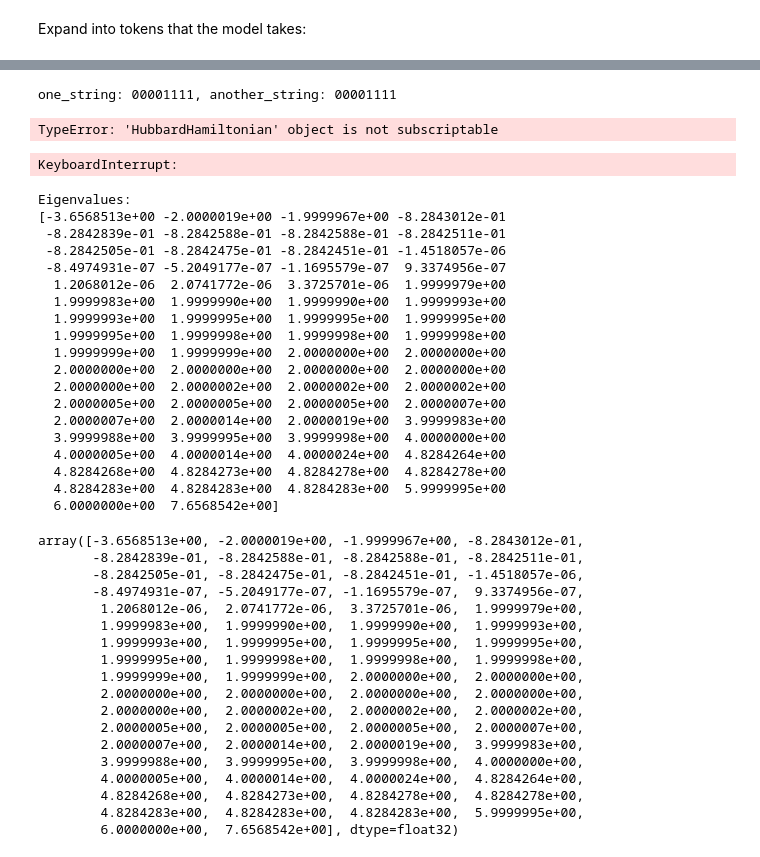
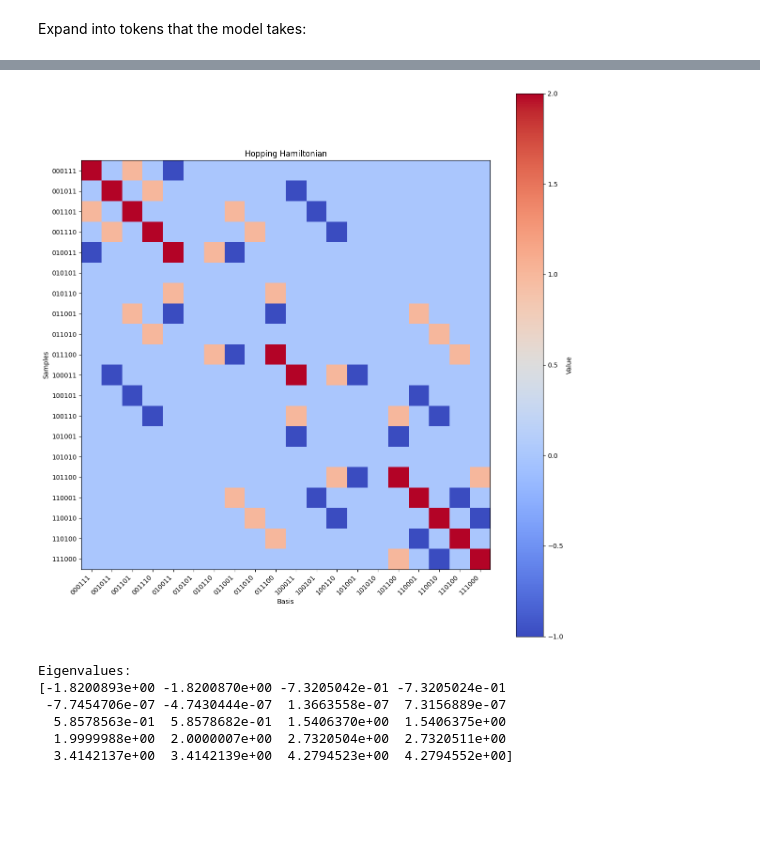
Before and after one commit to spagdoon0411/hubbard-transformer, a Jupyter notebook: notebooks/hamiltonian_exact_diag.ipynb, the cells around one changed output, grey strips where cells are left out. Saved outputs shown, nothing was run; the diff lists cells and outputs as text; code cells hidden in the pictures; blank space fills up the shorter version.

```diff
--- a/notebooks/hamiltonian_exact_diag.ipynb
+++ b/notebooks/hamiltonian_exact_diag.ipynb
@@ -38,15 +43,16 @@ str1
 # %%
 import functools as ft
 import itertools as it
+
 
 def filter_particle_num(chains: list, particle_num: int):
     """
     Filters a list of chains based on the number of particles.
     """
+
     def count_particles(chain):
         return sum(1 for site in chain if site == "1")
 
-    chains
     return [chain for chain in chains if count_particles(chain) == particle_num]
 # %%
 str1 = filter_particle_num(str1, 4)
@@ -98,35 +123,24 @@ AttributeError: 'int' object has no attribute 'shape'
-# %%
-strs = it.product(enumerate(str1), enumerate(str1))
-
-for (a, one_string), (b, another_string) in strs:
-    print(f"one_string: {one_string}, another_string: {another_string}")
-    entry = h_a_b[a, b]
-    print(f"entry: {entry}")
-    print()
-# %% [output]
-one_string: 00001111, another_string: 00001111
-TypeError: 'HubbardHamiltonian' object is not subscriptable
 # %%
 P_NUM = 4
 N_SITES = 4
 N_SPINS = 2
 str1 = spin_occupation_site_basis(N_SITES, N_SPINS)
 str1 = filter_particle_num(str1, P_NUM)
 a = expand_str_chains(str1)
 b = expand_str_chains(str1)  # (s b o sp)
 
-h_a_b = h.term(a, b)  # (b_a, b_b)
+h_a_b = h.entry(a, b)  # (b_a, b_b)
 
 display_heatmap(
     h_a_b,
     y_labels=str1,
     x_labels=str1,
     title="Hopping Hamiltonian",
     y_name="Samples",
     x_name="Basis",
 )
 # %% [output]
-KeyboardInterrupt:
+[figure, added]
 # %%
 h_a_b_np = h_a_b.detach().numpy()
 # %%
@@ -138,43 +152,8 @@ print("Eigenvalues:")
 print(eigenvalues)
 # %% [output]
 Eigenvalues:
-[-3.6568513e+00 -2.0000019e+00 -1.9999967e+00 -8.2843012e-01
- -8.2842839e-01 -8.2842588e-01 -8.2842588e-01 -8.2842511e-01
- -8.2842505e-01 -8.2842475e-01 -8.2842451e-01 -1.4518057e-06
- -8.4974931e-07 -5.2049177e-07 -1.1695579e-07  9.3374956e-07
-  1.2068012e-06  2.0741772e-06  3.3725701e-06  1.9999979e+00
-  1.9999983e+00  1.9999990e+00  1.9999990e+00  1.9999993e+00
-  1.9999993e+00  1.9999995e+00  1.9999995e+00  1.9999995e+00
-  1.9999995e+00  1.9999998e+00  1.9999998e+00  1.9999998e+00
-  1.9999999e+00  1.9999999e+00  2.0000000e+00  2.0000000e+00
-  2.0000000e+00  2.0000000e+00  2.0000000e+00  2.0000000e+00
-  2.0000000e+00  2.0000002e+00  2.0000002e+00  2.0000002e+00
-  2.0000005e+00  2.0000005e+00  2.0000005e+00  2.0000007e+00
-  2.0000007e+00  2.0000014e+00  2.0000019e+00  3.9999983e+00
-  3.9999988e+00  3.9999995e+00  3.9999998e+00  4.0000000e+00
-  4.0000005e+00  4.0000014e+00  4.0000024e+00  4.8284264e+00
-  4.8284268e+00  4.8284273e+00  4.8284278e+00  4.8284278e+00
-  4.8284283e+00  4.8284283e+00  4.8284283e+00  5.9999995e+00
-  6.0000000e+00  7.6568542e+00]
+[-1.8200893e+00 -1.8200870e+00 -7.3205042e-01 -7.3205024e-01
+ -7.7454706e-07 -4.7430444e-07  1.3663558e-07  7.3156889e-07
+  5.8578563e-01  5.8578682e-01  1.5406370e+00  1.5406375e+00
+  1.9999988e+00  2.0000007e+00  2.7320504e+00  2.7320511e+00
+  3.4142137e+00  3.4142139e+00  4.2794523e+00  4.2794552e+00]
-# %%
-eigenvalues.sort()
-eigenvalues
-# %% [output]
-array([-3.6568513e+00, -2.0000019e+00, -1.9999967e+00, -8.2843012e-01,
-       -8.2842839e-01, -8.2842588e-01, -8.2842588e-01, -8.2842511e-01,
-       -8.2842505e-01, -8.2842475e-01, -8.2842451e-01, -1.4518057e-06,
-       -8.4974931e-07, -5.2049177e-07, -1.1695579e-07,  9.3374956e-07,
-        1.2068012e-06,  2.0741772e-06,  3.3725701e-06,  1.9999979e+00,
-        1.9999983e+00,  1.9999990e+00,  1.9999990e+00,  1.9999993e+00,
-        1.9999993e+00,  1.9999995e+00,  1.9999995e+00,  1.9999995e+00,
-        1.9999995e+00,  1.9999998e+00,  1.9999998e+00,  1.9999998e+00,
-        1.9999999e+00,  1.9999999e+00,  2.0000000e+00,  2.0000000e+00,
-        2.0000000e+00,  2.0000000e+00,  2.0000000e+00,  2.0000000e+00,
-        2.0000000e+00,  2.0000002e+00,  2.0000002e+00,  2.0000002e+00,
-        2.0000005e+00,  2.0000005e+00,  2.0000005e+00,  2.0000007e+00,
-        2.0000007e+00,  2.0000014e+00,  2.0000019e+00,  3.9999983e+00,
-        3.9999988e+00,  3.9999995e+00,  3.9999998e+00,  4.0000000e+00,
-        4.0000005e+00,  4.0000014e+00,  4.0000024e+00,  4.8284264e+00,
-        4.8284268e+00,  4.8284273e+00,  4.8284278e+00,  4.8284278e+00,
-        4.8284283e+00,  4.8284283e+00,  4.8284283e+00,  5.9999995e+00,
-        6.0000000e+00,  7.6568542e+00], dtype=float32)
```
Also changed, not shown: parts of 6 cells of this notebook.
